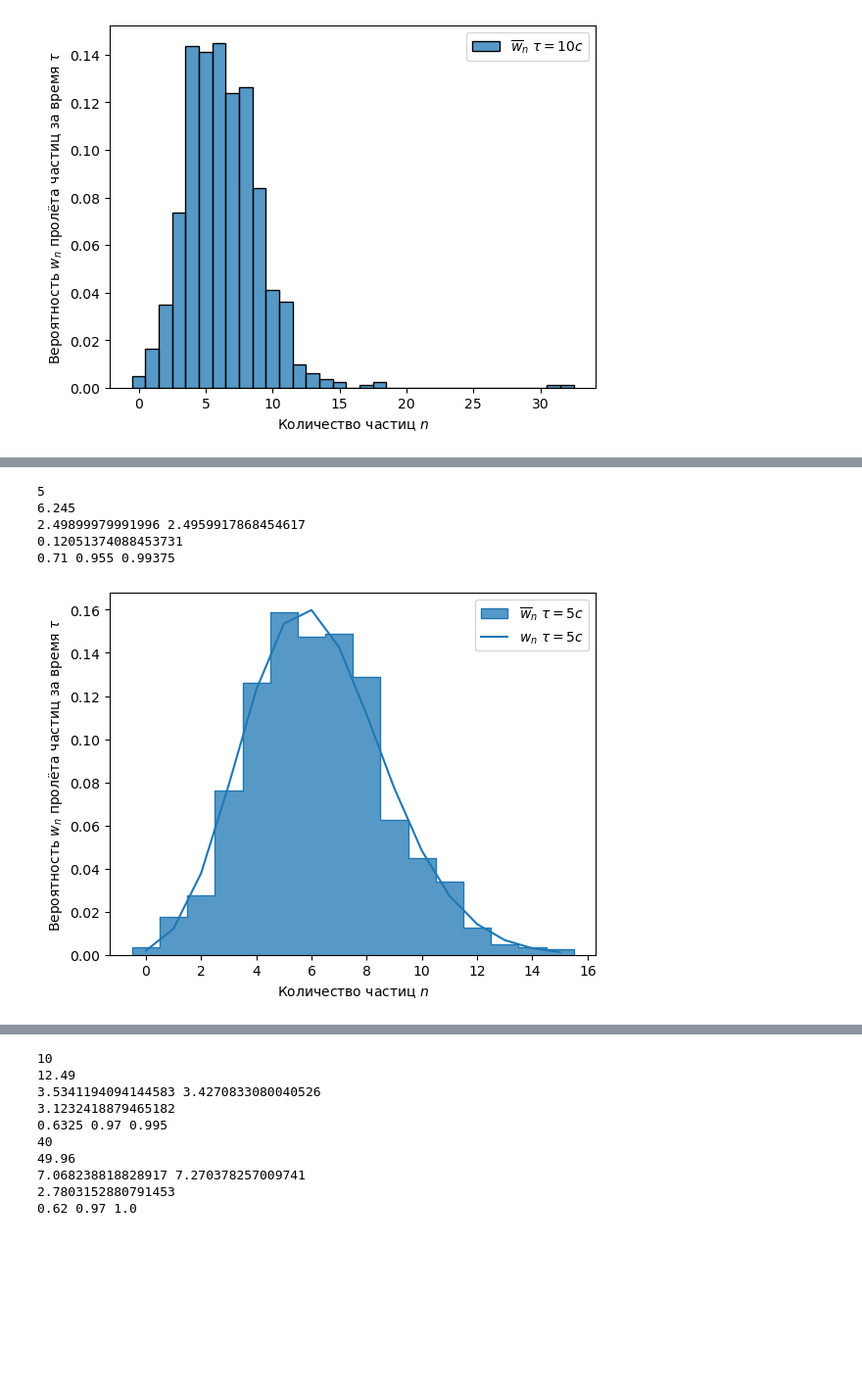
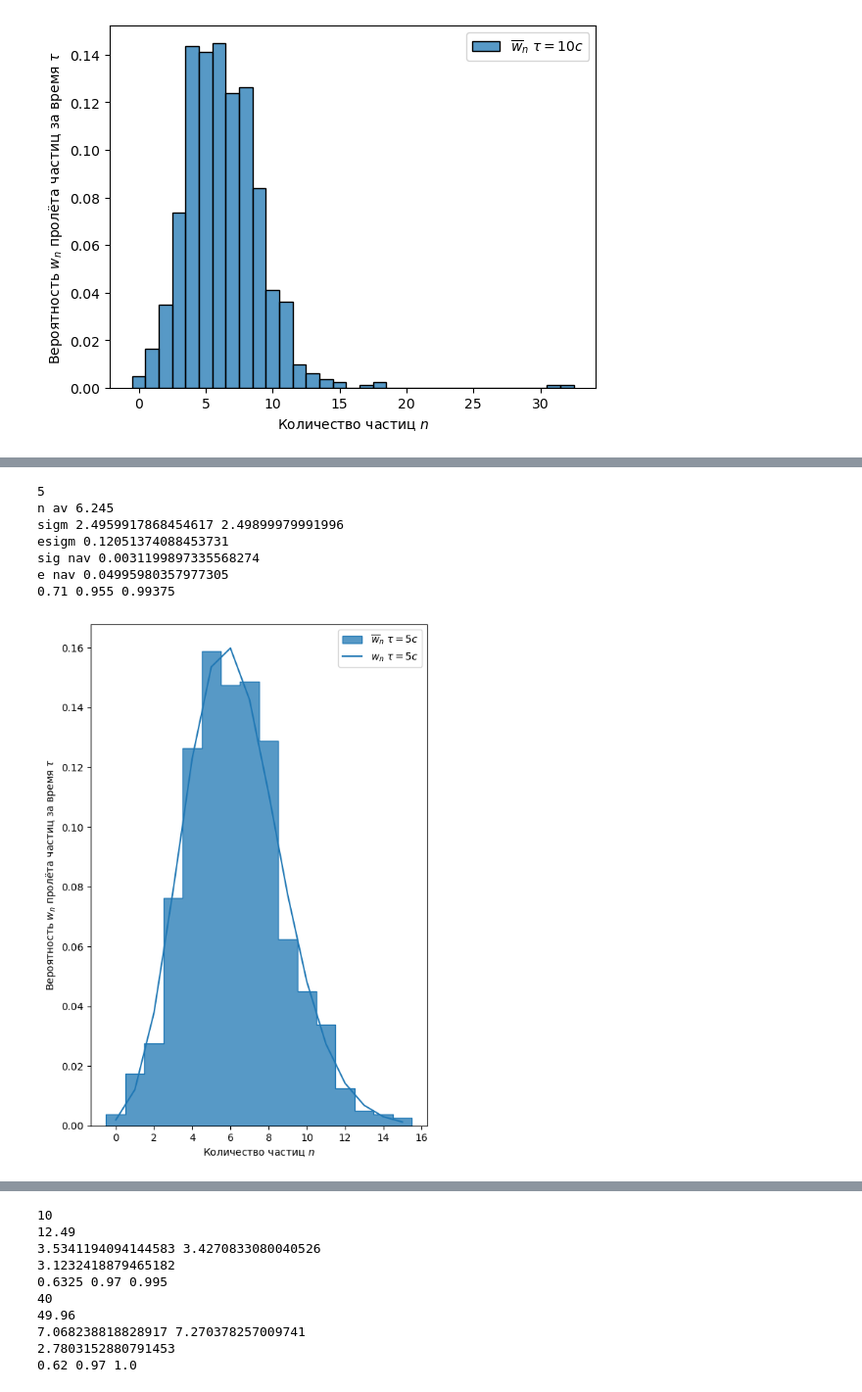
Before and after one commit to Daniil10001/MIPT_LABS, a Jupyter notebook: Lab_phys_1.1.4/Untitled.ipynb, the cells around one changed output, grey strips where cells are left out. Shown at 98% size. Cells and saved outputs as stored; diff of their text form; code cells hidden in the pictures; blank space fills up the shorter version.

```diff
--- a/Lab_phys_1.1.4/Untitled.ipynb
+++ b/Lab_phys_1.1.4/Untitled.ipynb
@@ -166,16 +180,18 @@ fig.savefig('all.png')
 0.62 0.97 1.0
 [figure]
 # %%
-fig,ax=plt.subplots()
+fig,ax=plt.subplots(figsize=(6,9))
 plot('exp2.txt',5,ax,0)
 ax.set_ylabel(r'Вероятность $w_n$ пролёта частиц за время $\tau$')
 ax.set_xlabel('Количество частиц $n$')
 fig.savefig('5.png')
 # %% [output]
 5
-6.245
-2.49899979991996 2.4959917868454617
-0.12051374088453731
+n av 6.245
+sigm 2.4959917868454617 2.49899979991996
+esigm 0.12051374088453731
+sig nav 0.0031199897335568274
+e nav 0.04995980357977305
 0.71 0.955 0.99375
-[figure, old version]
+[figure, new version]
 # %%
```
Also changed, not shown: parts of 10 cells of this notebook, 35 other files.
